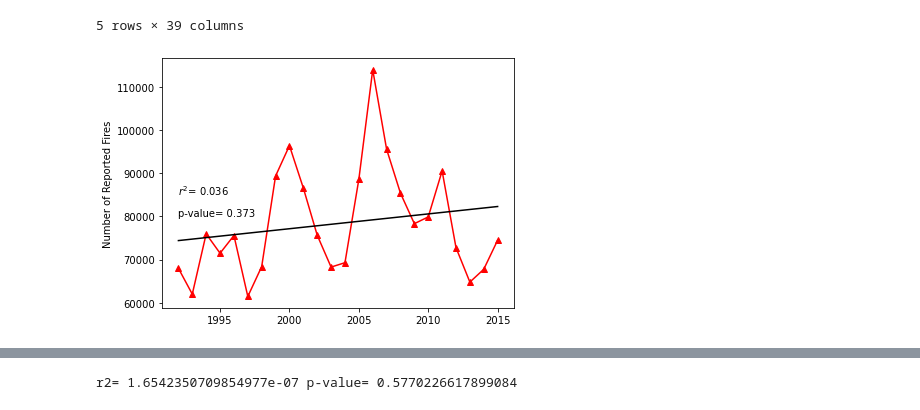
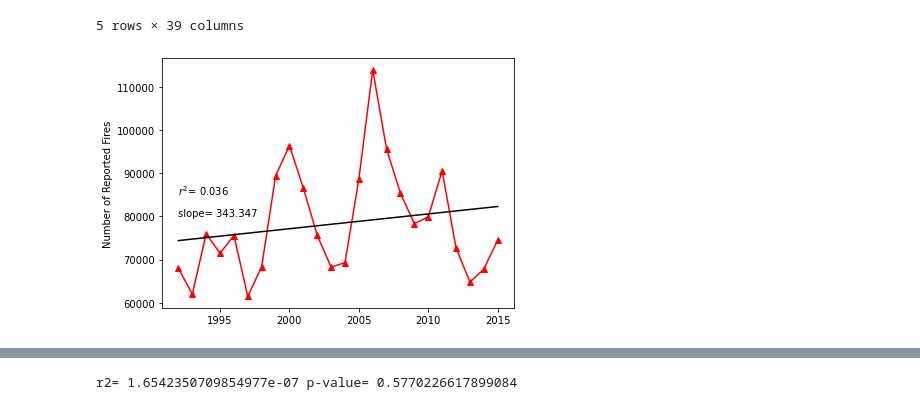
Before and after one commit to cfinkenbiner/US_Wildfires, a Jupyter notebook: Capstone_Proposal.ipynb, the cells around one changed output, grey strips where cells are left out. Cells and saved outputs as stored; diff of their text form; code cells hidden in the pictures.

```diff
--- a/Capstone_Proposal.ipynb
+++ b/Capstone_Proposal.ipynb
@@ -24,28 +24,28 @@ df.head()
 | 3 | 4 | 4 | FS-1418845 | FED | FS-FIRESTAT | FS | ... |
 | 4 | 5 | 5 | FS-1418847 | FED | FS-FIRESTAT | FS | ... |
 5 rows × 39 columns
-# %%
-## Calculate Number of Fires per Year
-years = np.arange(1992, 2016)
-num_fires = []
-for yr in years:
-    df_yr = df[df['FIRE_YEAR'] == yr]
-    num_fires.append(df_yr['OBJECTID'].nunique())
-num_fires = np.array(num_fires)
-
-slope, intercept, r_value, p_value, std_err = stats.linregress(years, num_fires)
-
-plt.figure()
-plt.plot(years, num_fires, 'r^-')
-plt.plot(years, years*slope+intercept, 'k-')
-
-plt.text(1992, 85000, r'$r^2$= %.3f' % r_value**2)
-plt.text(1992, 80000, r'p-value= %.3f' % p_value)
-plt.ylabel('Number of Reported Fires')
-plt.tight_layout()
-plt.savefig('Fig1_numfires.png',dpi=300)
-plt.show() ; plt.close()
-# %% [output]
-[figure, removed]
+# %%
+## Calculate Number of Fires per Year
+years = np.arange(1992, 2016)
+num_fires = []
+for yr in years:
+    df_yr = df[df['FIRE_YEAR'] == yr]
+    num_fires.append(df_yr['OBJECTID'].nunique())
+num_fires = np.array(num_fires)
+
+slope, intercept, r_value, p_value, std_err = stats.linregress(years, num_fires)
+
+plt.figure()
+plt.plot(years, num_fires, 'r^-')
+plt.plot(years, years*slope+intercept, 'k-')
+
+plt.text(1992, 85000, r'$r^2$= %.3f' % r_value**2)
+plt.text(1992, 80000, r'slope= %.3f' % slope)
+plt.ylabel('Number of Reported Fires')
+plt.tight_layout()
+plt.savefig('Fig1_numfires.png',dpi=300)
+plt.show() ; plt.close()
+# %% [output]
+[figure, added]
 # %%
 ## Number of fires per state
```
Also changed, not shown: parts of 2 cells of this notebook, 3 other files.
